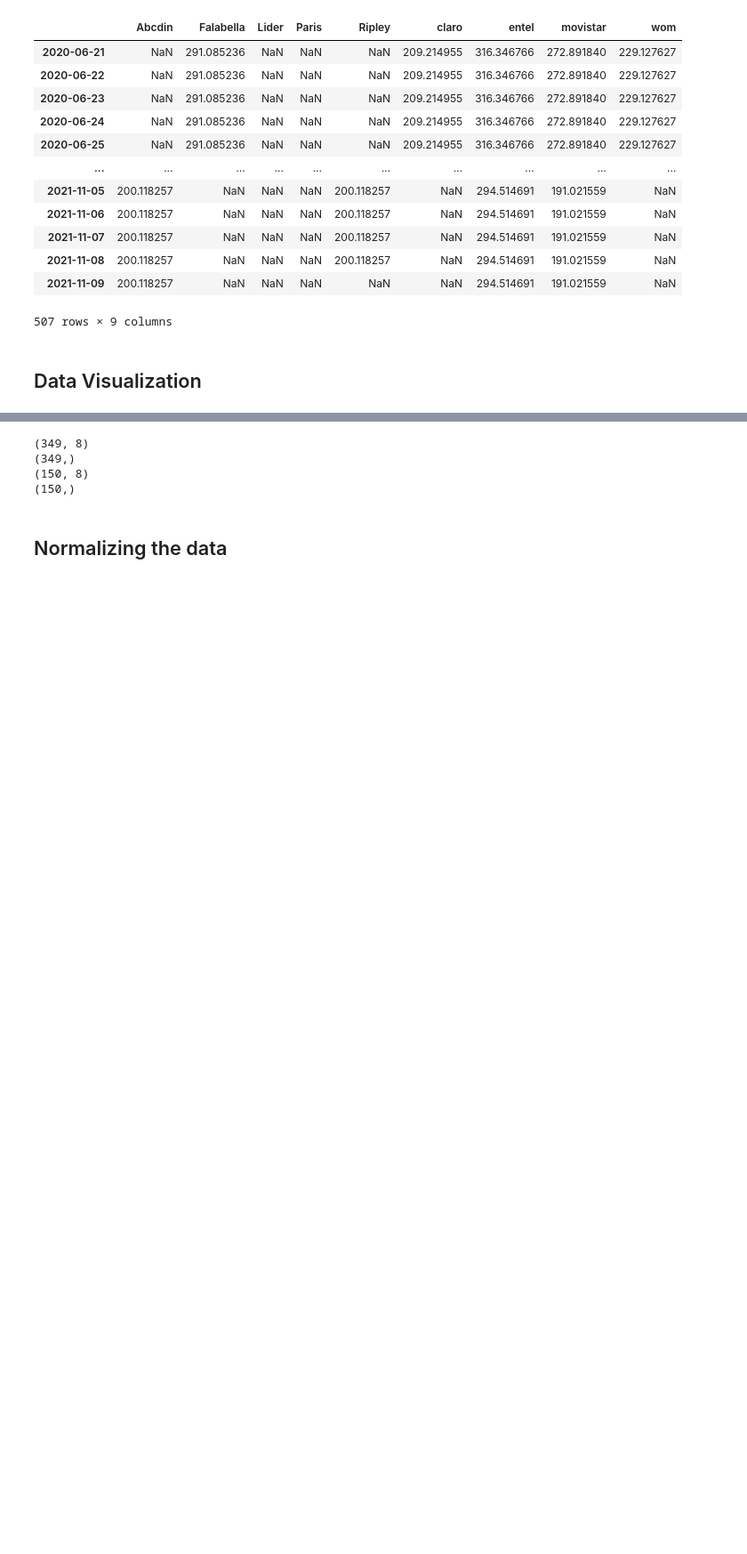
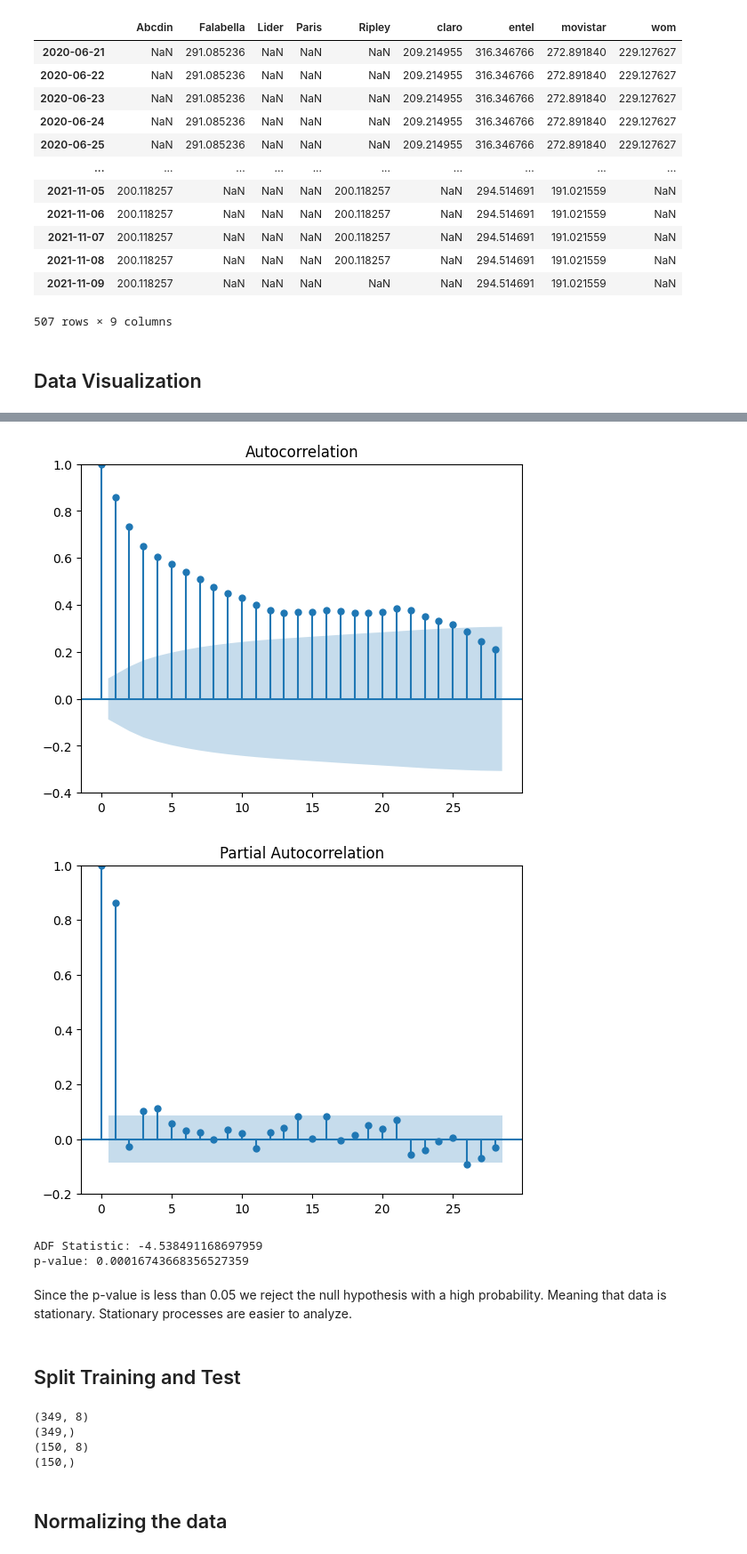
Before and after one commit to MarioCSilva/ProductPricesPrediction, a Jupyter notebook: read_files.ipynb, the cells around one changed output, grey strips where cells are left out. Shown: that part at 89% size. Saved outputs shown, nothing was run; the diff lists cells and outputs as text; code cells hidden in the pictures; blank space fills up the shorter version.

```diff
--- a/read_files.ipynb
+++ b/read_files.ipynb
@@ -180,6 +191,29 @@ time_series = '1'
 company = "Ripley"
 n_steps = 8 # number of days
 train_split_amount = 0.7
+# %%
+plot_acf(df_wide[company])
+plt.ylim(-0.4)
+plot_pacf(df_wide[company])
+plt.ylim(-0.2)
+plt.show()
+# %% [output]
+[figure, added]
+[figure, added]
+# %%
+# Augmented Dickey-Fuller test
+ad_fuller_result = adfuller(df_wide[company])
+print(f'ADF Statistic: {ad_fuller_result[0]}')
+print(f'p-value: {ad_fuller_result[1]}')
+# %% [output]
+ADF Statistic: -4.538491168697959
+p-value: 0.00016743668356527359
+# %% [markdown]
+Since the p-value is less than 0.05 we reject the null hypothesis with a high probability.
+Meaning that data is stationary.
+Stationary processes are easier to analyze.
+# %% [markdown]
+## Split Training and Test
 # %%
 # split a univariate sequence into samples
 def split_sequence(sequence, n_steps):
```
Also changed, not shown: parts of 9 cells of this notebook.
